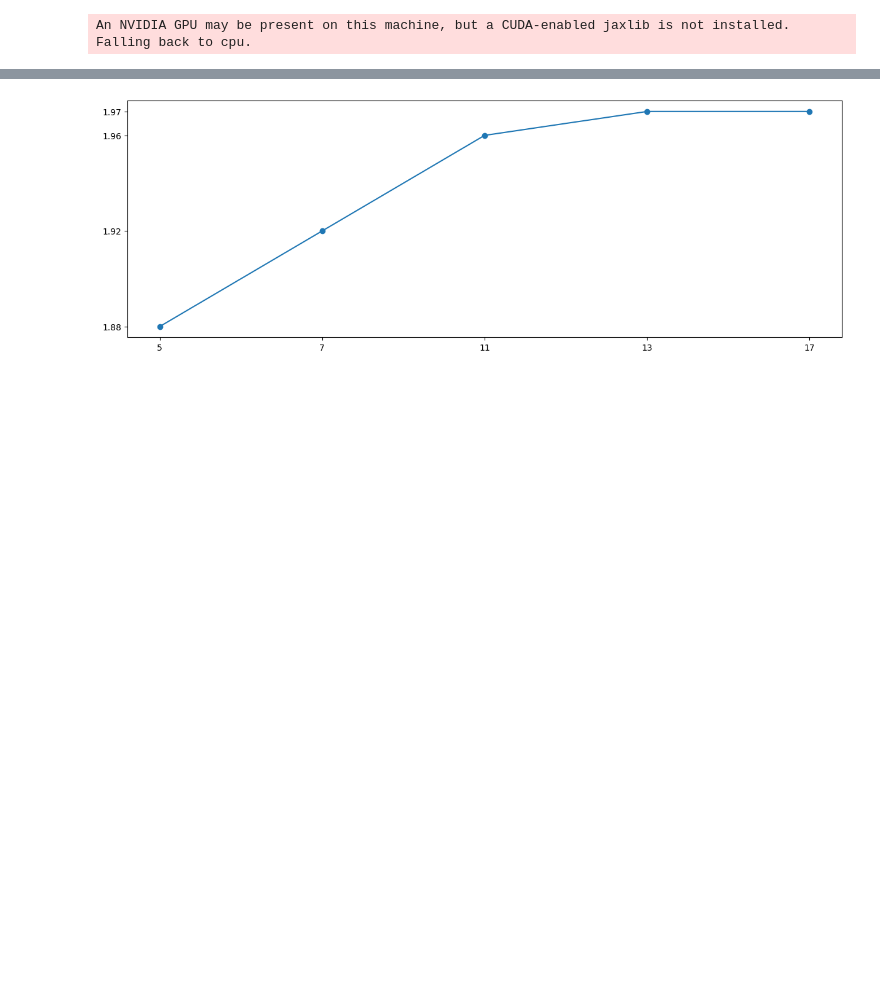
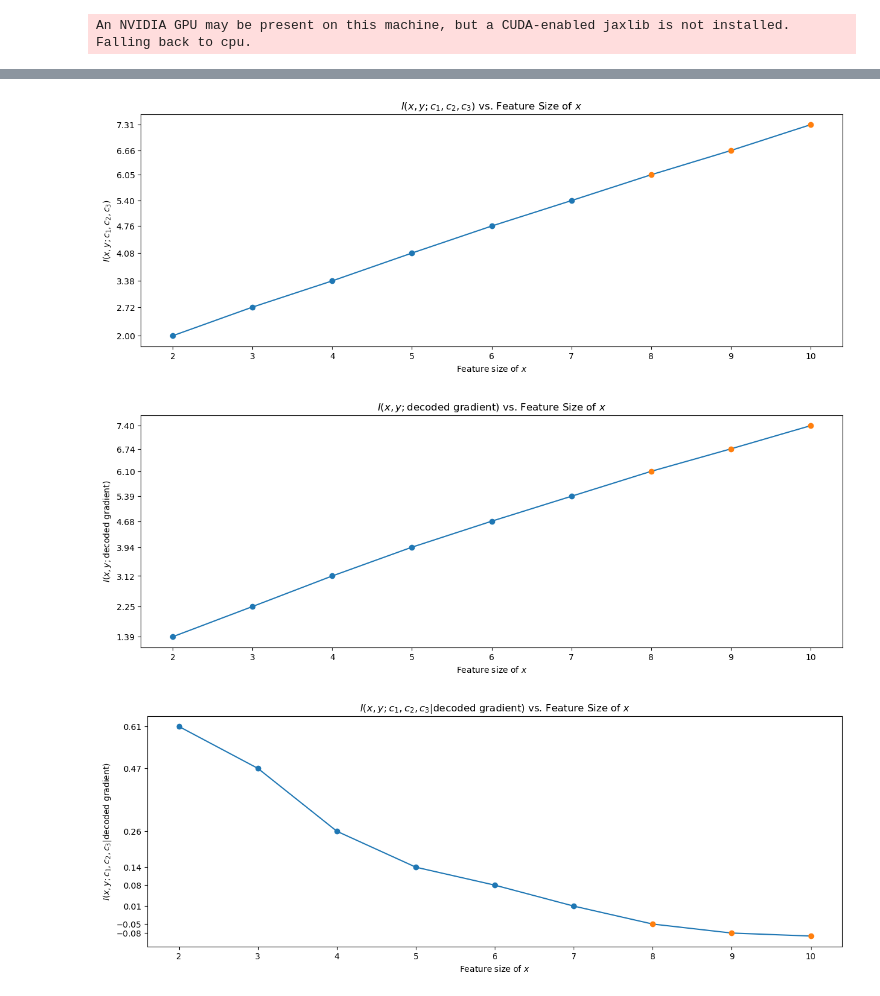
Before and after one commit to gulerlab/mutual-information-between-secret-coeff-and-inversion-attack, a Jupyter notebook: 111523_basic_dresfl_effect_of_feature_size.ipynb, the cells around one changed output, grey strips where cells are left out. Saved outputs shown, nothing was run; the diff lists cells and outputs as text; code cells hidden in the pictures; blank space fills up the shorter version.

Commit message:
effect of field size, effect of feature size are finalized; minor update on the basic experiment

```diff
--- a/111523_basic_dresfl_effect_of_feature_size.ipynb
+++ b/111523_basic_dresfl_effect_of_feature_size.ipynb
@@ -104,12 +122,43 @@ MINE estimator: 2.01
 # %%
-# import matplotlib.pyplot as plt
-#
-# fig = plt.figure(figsize=(15, 5))
-# plt.plot(list(range(len(prime_arr))), [1.88, 1.92, 1.96, 1.97, 1.97])
-# plt.scatter(list(range(len(prime_arr))), [1.88, 1.92, 1.96, 1.97, 1.97])
-# plt.xticks(list(range(len(prime_arr))), prime_arr)
-# plt.yticks([1.88, 1.92, 1.96, 1.97])
-# plt.title('')
-# plt.show()
+import matplotlib.pyplot as plt
+
+plt.figure(figsize=(15, 5))
+plt.plot(list(range(len(feature_arr))), [2,2.72, 3.38, 4.08, 4.76, 5.40, 6.05, 6.66, 7.31])
+plt.scatter(list(range(6)), [2, 2.72, 3.38, 4.08, 4.76, 5.40])
+plt.scatter(list(range(6, 9)), [6.05, 6.66, 7.31], zorder=10)
+plt.xticks(list(range(len(feature_arr))), feature_arr)
+plt.yticks([2, 2.72, 3.38, 4.08, 4.76, 5.40, 6.05, 6.66, 7.31])
+plt.title('$I(x, y; c_1, c_2, c_3)$ vs. Feature Size of $x$')
+plt.xlabel('Feature size of $x$')
+plt.ylabel('$I(x, y; c_1, c_2, c_3)$')
+plt.savefig('mi_secret_coeff_vs_feature_size.png', dpi=300)
+plt.show()
+
+plt.figure(figsize=(15, 5))
+plt.plot(list(range(len(feature_arr))), [1.39, 2.25, 3.12, 3.94, 4.68, 5.39, 6.10, 6.74, 7.40])
+plt.scatter(list(range(len(feature_arr) - 3)), [1.39, 2.25, 3.12, 3.94, 4.68, 5.39])
+plt.scatter(list(range(len(feature_arr) - 3, len(feature_arr))), [6.10, 6.74, 7.40], zorder=10)
+plt.xticks(list(range(len(feature_arr))), feature_arr)
+plt.yticks([1.39, 2.25, 3.12, 3.94, 4.68, 5.39, 6.10, 6.74, 7.40])
+plt.title('$I(x, y; \mathrm{decoded} \ \mathrm{gradient})$ vs. Feature Size of $x$')
+plt.xlabel('Feature size of $x$')
+plt.ylabel('$I(x, y; \mathrm{decoded} \ \mathrm{gradient})$')
+plt.savefig('mi_decoded_grad_vs_feature_size.png', dpi=300)
+plt.show()
+
+plt.figure(figsize=(15, 5))
+sub_array = np.asarray([2,2.72, 3.38, 4.08, 4.76, 5.40, 6.05, 6.66, 7.31]) - np.asarray([1.39, 2.25, 3.12, 3.94, 4.68, 5.39, 6.10, 6.74, 7.40])
+plt.plot(list(range(len(feature_arr))), sub_array)
+plt.scatter(list(range(len(sub_array[:-3]))), sub_array[:-3])
+plt.scatter(list(range(len(sub_array[:-3]), len(sub_array))), sub_array[-3:], zorder=10)
+plt.xticks(list(range(len(feature_arr))), feature_arr)
+plt.yticks(sub_array[:-1])
+plt.title('$I(x, y; c_1, c_2, c_3 | \mathrm{decoded} \ \mathrm{gradient})$ vs. Feature Size of $x$')
+plt.xlabel('Feature size of $x$')
+plt.ylabel('$I(x, y; c_1, c_2, c_3 | \mathrm{decoded} \ \mathrm{gradient})$')
+plt.savefig('mi_secret_coeff_cond_decoded_grad_vs_feature_size.png', dpi=300)
+plt.show()
 # %% [output]
-[figure, old version]
+[figure, new version]
+[figure, added]
+[figure, added]
```
Also changed, not shown: parts of 1 cell of this notebook, 2 other files.
